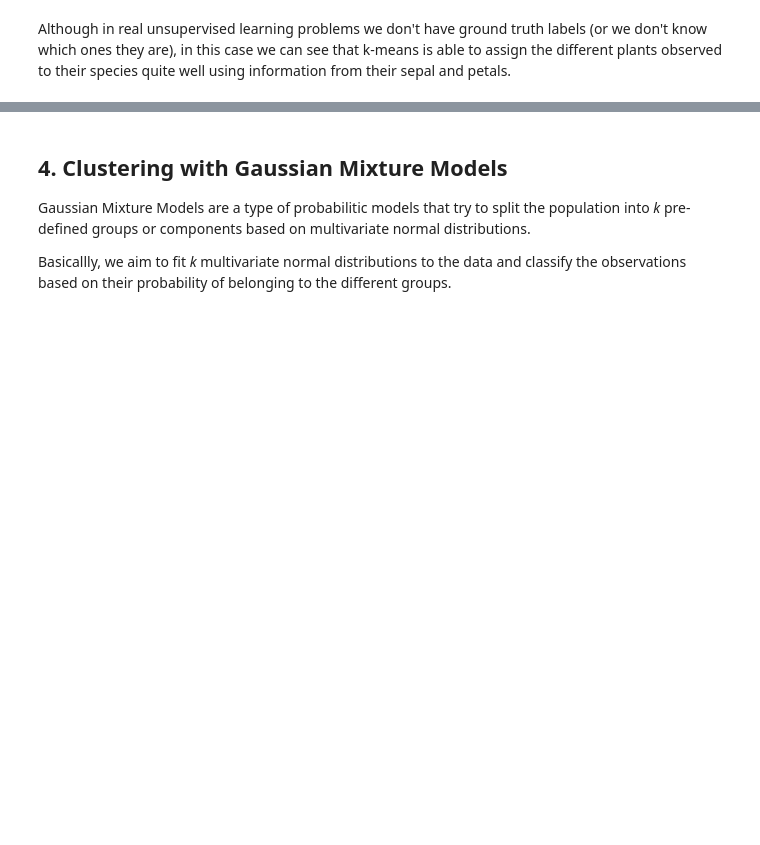
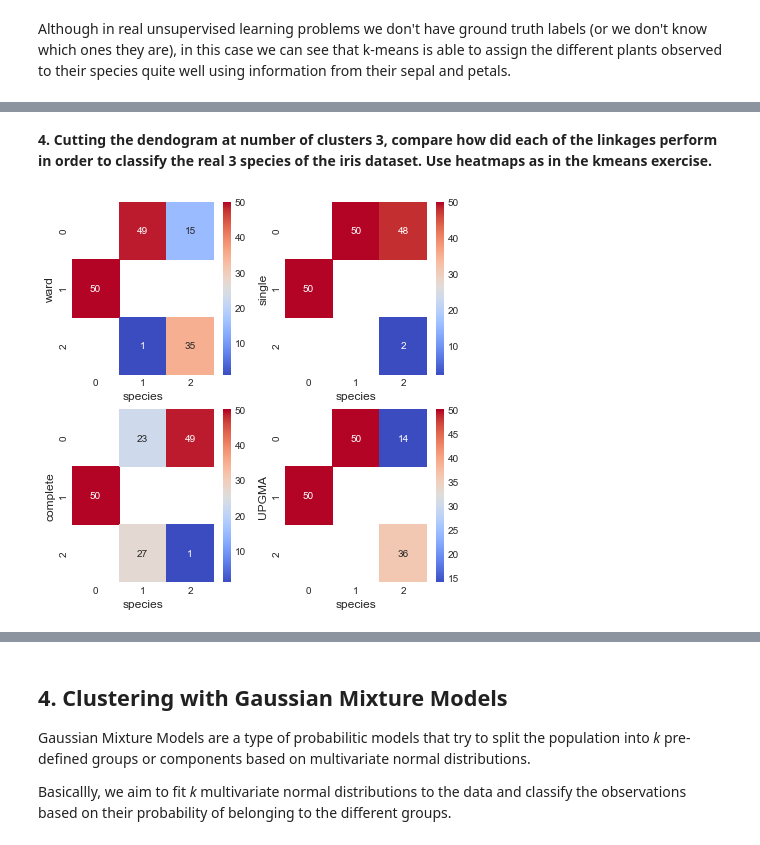
Before and after one commit to IvoLeist/ml_cnag-crg_course, a Jupyter notebook: day3/unsupervised_learning.ipynb, the cells around one changed output, grey strips where cells are left out. Drawn from its saved outputs; the diff is of its cells as text; code cells hidden in the pictures; blank space fills up the shorter version.

```diff
--- a/day3/unsupervised_learning.ipynb
+++ b/day3/unsupervised_learning.ipynb
@@ -338,0 +441,22 @@ $$
+# %% [markdown]
+**4. Cutting the dendogram at number of clusters 3, compare how did each of the linkages perform in order to classify the real 3 species of the iris dataset. Use heatmaps as in the kmeans exercise.**
+# %%
+Y = X.copy()
+# Compute clusterings
+Y['ward'] = AgglomerativeClustering(linkage="ward",n_clusters=3).fit_predict(X)
+Y['single'] = AgglomerativeClustering(linkage="single",n_clusters=3).fit_predict(X)
+Y['complete'] = AgglomerativeClustering(linkage="complete",n_clusters=3).fit_predict(X)
+Y['UPGMA'] = AgglomerativeClustering(linkage="average",n_clusters=3).fit_predict(X)
+# Add real data
+Y['species'] = data['target']
+# Plot
+fig, axs = plt.subplots(2, 2)
+for n,l in enumerate(["ward","single","complete","UPGMA"]):
+    df = Y.groupby(['species',l]) \
+          .size() \
+          .reset_index(name='count') \
+          .pivot(index = l, columns = 'species', values = 'count')
+    plt.subplot(2,2,n+1)
+    sns.heatmap(df, cmap='coolwarm', annot=True)
+# %% [output]
+[figure, added]
```
Also changed, not shown: parts of 15 cells of this notebook, 1 other file.
